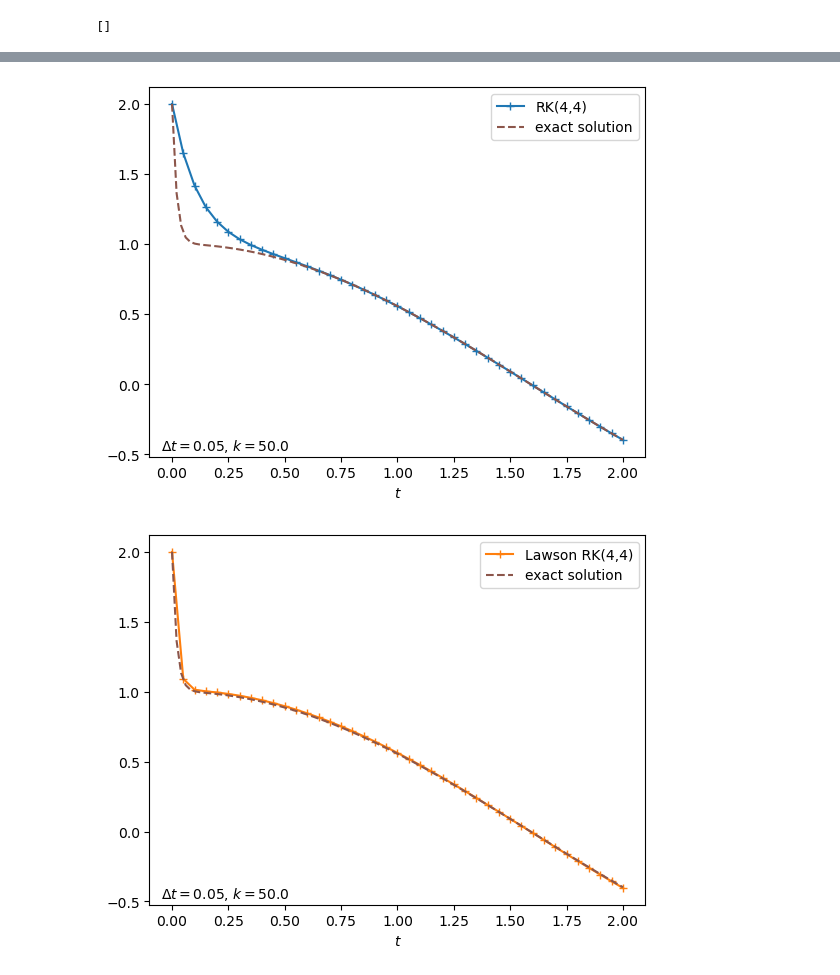
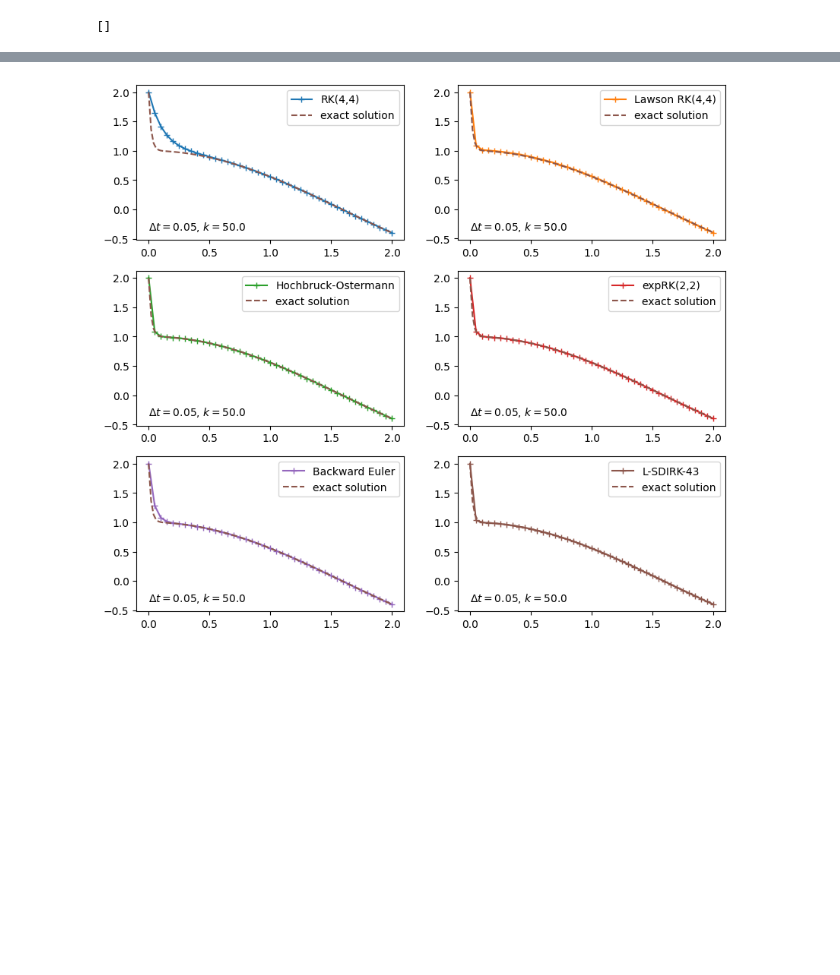
Before and after one commit to hpc-maths/ponio, a Jupyter notebook: ponio/notebooks/curtiss_hirschfelder.ipynb, the cells around one changed output, grey strips where cells are left out. Saved outputs shown, nothing was run; the diff lists cells and outputs as text; code cells hidden in the pictures; blank space fills up the shorter version.

```diff
--- a/ponio/notebooks/curtiss_hirschfelder.ipynb
+++ b/ponio/notebooks/curtiss_hirschfelder.ipynb
@@ -112,16 +112,21 @@ plt.show()
 # %%
+fig, axs = plt.subplots(ncols=2, nrows=len(methods)//2+len(methods)%2, figsize=(10, 3*len(methods)//2))
+
 for i, (key, val) in enumerate(methods.items()):
     data = np.loadtxt(f"curtiss_hirschfelder_demo/sol_{key}.dat")
     t = data[:, 0]
     y = data[:, 1]
 
-    plt.plot(t, y, "+-", color=f"C{i}", label=val)
-    plt.plot(time, exact_sol, "--", color="C5", label="exact solution")
+    xmin = np.min(t)
+    ymin = np.min(y) + 0.05
 
-    plt.xlabel("$t$")
-    plt.text(plt.xlim()[0] + 0.05,plt.ylim()[0] + 0.05, r"$\Delta t = {}$, $k={}$".format(data[0,-1], k))
-    plt.legend()
-    plt.show()
+    axs[i//2, i%2].plot(t, y, "+-", color=f"C{i}", label=val)
+    axs[i//2, i%2].plot(time, exact_sol, "--", color="C5", label="exact solution")
+
+    axs[i//2, i%2].text(xmin, ymin, r"$\Delta t = {}$, $k={}$".format(data[0,-1], k))
+
+    axs[i//2, i%2].legend()
+
+plt.show()
 # %% [output]
-[figure, old version]
+[figure, new version]
-[figure, removed]
```
Also changed, not shown: parts of 5 cells of this notebook, 6 other files.
